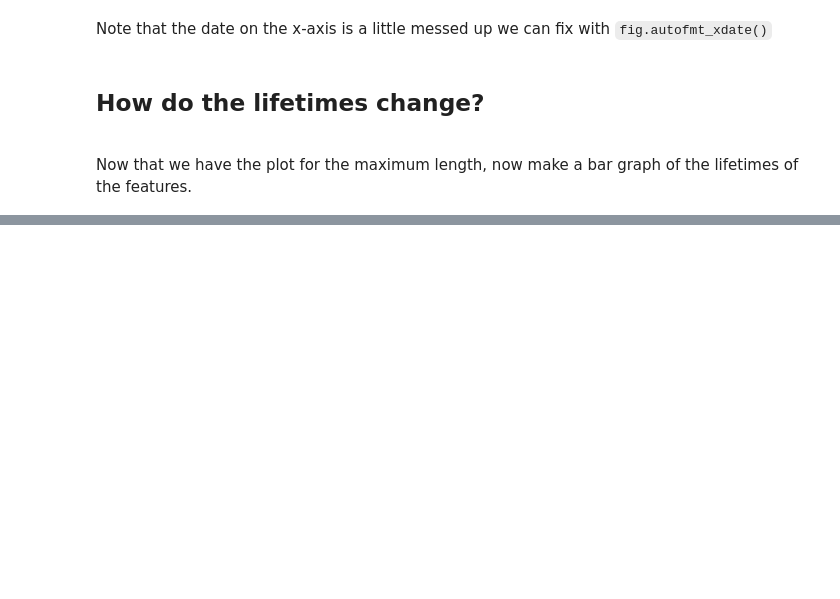
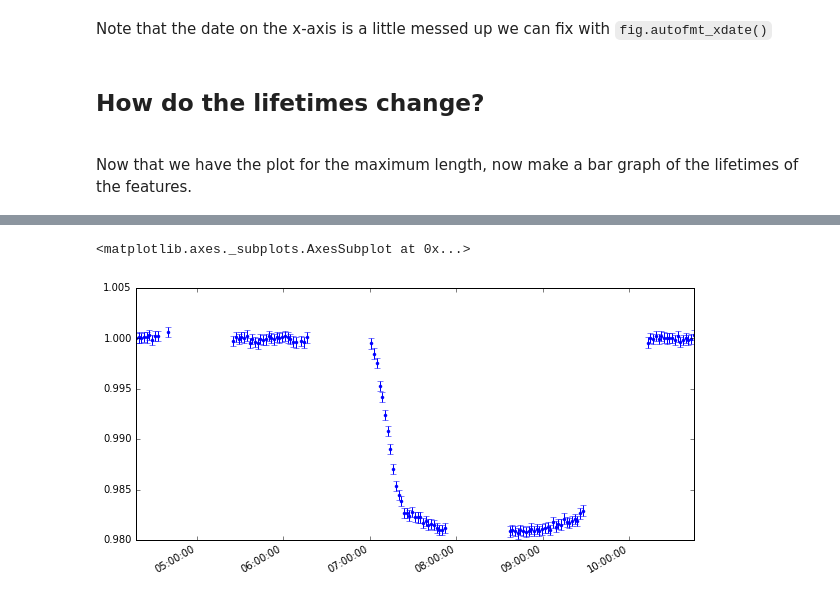
Before and after one commit to OpenAstronomy/Workshop-Lessons, a Jupyter notebook: 08-Time-Series-Data.ipynb, the cells around one changed output, grey strips where cells are left out. Saved outputs shown, nothing was run; the diff lists cells and outputs as text; code cells hidden in the pictures; blank space fills up the shorter version.

```diff
--- a/08-Time-Series-Data.ipynb
+++ b/08-Time-Series-Data.ipynb
@@ -412,0 +426,13 @@ HINT: You'll need to treat this data slightly differently. The date here is in J
+# %%
+# read in a dictionary
+ep_dict = {'flux':ep_data[:,1], 'err_flux':ep_data[:,2]}
+# %%
+ep_df = pd.DataFrame(data=ep_dict, index=ep_data[:,0])
+ep_df.index = pd.to_datetime(ep_df.index)
+# %%
+from astropy.time import Time
+t = Time(ep_data[:, 0], format='jd')
+UTC = t.datetime
+# %%
+ep_df.index = UTC
+ep_df
@@ -412,0 +458,6 @@ HINT: You'll need to treat this data slightly differently. The date here is in J
+# %%
+fig1, ax1 = plt.subplots(1, figsize=(10,5))
+ep_df['flux'].plot(ax=ax1, fmt='.', yerr=ep_df['err_flux'])
+# %% [output]
+<matplotlib.axes._subplots.AxesSubplot at 0x...>
+[figure, added]
```
Also changed, not shown: parts of 3 cells of this notebook.
